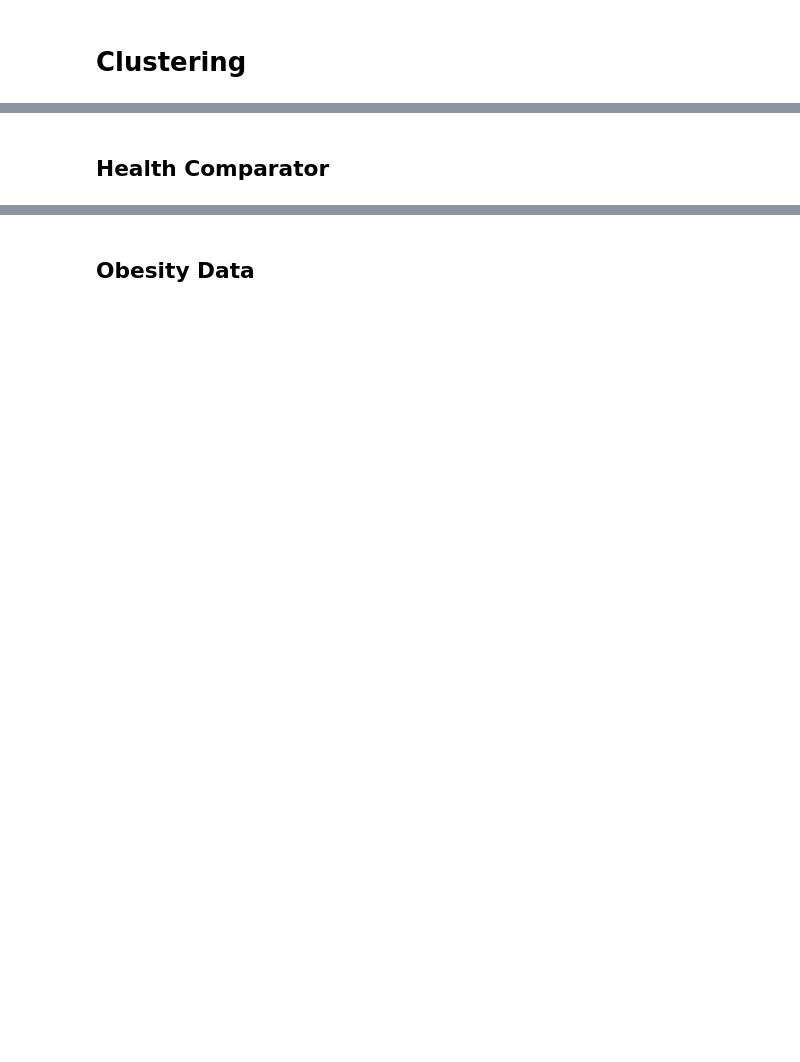
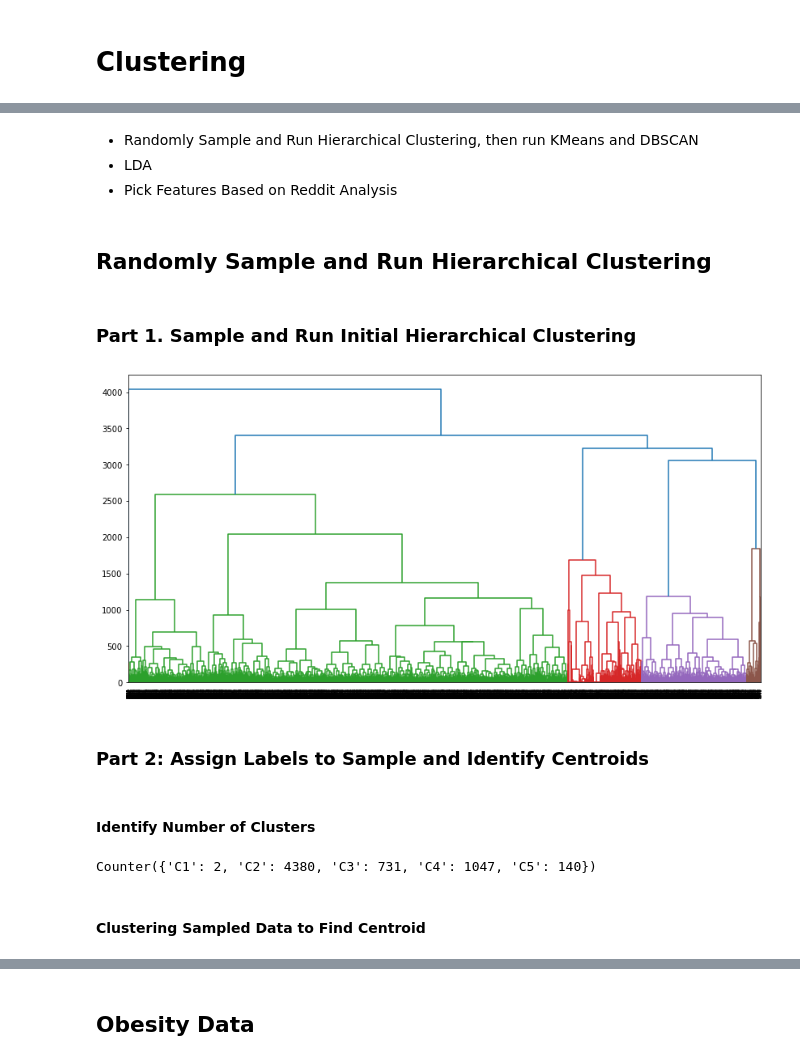
Before and after one commit to cpollack736/facebook_obesity_covid19, a Jupyter notebook: clustering.ipynb, the cells around one changed output, grey strips where cells are left out. Cells and saved outputs as stored; diff of their text form; code cells hidden in the pictures; blank space fills up the shorter version.

Commit message:
added arima to rmd and updated hierarchical clustering in ipynb

```diff
--- a/clustering.ipynb
+++ b/clustering.ipynb
@@ -140,2 +85,0 @@ print(silhouette_score(dat_nonhealth_fm, nonhealth_labels.kmeans, metric='euclid
-# %% [markdown]
-## Health Comparator
@@ -172,0 +86,29 @@ print(silhouette_score(dat_health_fm, health_labels.kmeans, metric='euclidean'))
+# %% [markdown]
+- Randomly Sample and Run Hierarchical Clustering, then run KMeans and DBSCAN
+- LDA
+- Pick Features Based on Reddit Analysis
+# %% [markdown]
+## Randomly Sample and Run Hierarchical Clustering
+# %% [markdown]
+### Part 1. Sample and Run Initial Hierarchical Clustering
+# %%
+## Randomly sample 1% of the data frame
+dat_obesity_fm_1 = dat_obesity_fm.sample(frac = 0.01,
+                                          random_state = 110295)
+
+## Run hierarchical clustering
+plt.figure(figsize=(14, 7))
+dend = shc.dendrogram(shc.linkage(dat_obesity_fm_1,
+                                  method='ward'))
+# %% [output]
+[figure, added]
+# %% [markdown]
+### Part 2: Assign Labels to Sample and Identify Centroids
+# %% [markdown]
+#### Identify Number of Clusters
+# %%
+Counter(dend['leaves_color_list']) #4 clusters
+# %% [output]
+Counter({'C1': 2, 'C2': 4380, 'C3': 731, 'C4': 1047, 'C5': 140})
+# %% [markdown]
+#### Clustering Sampled Data to Find Centroid
```
Also changed, not shown: parts of 21 cells of this notebook, 1 other file.
